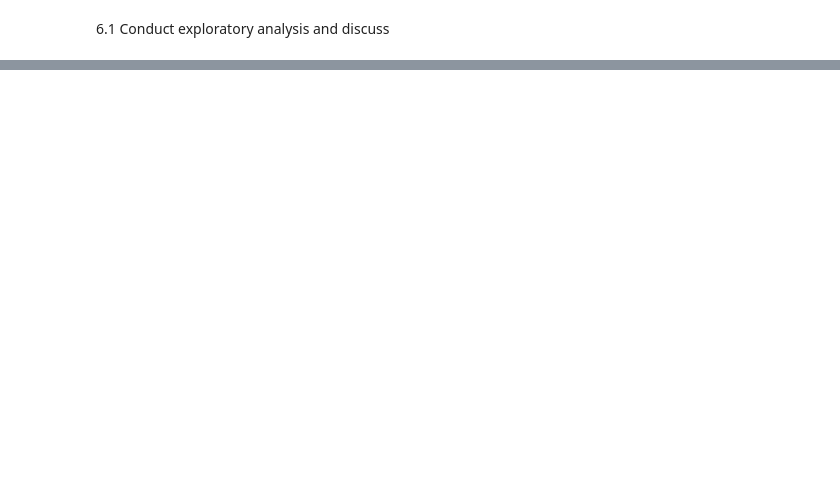
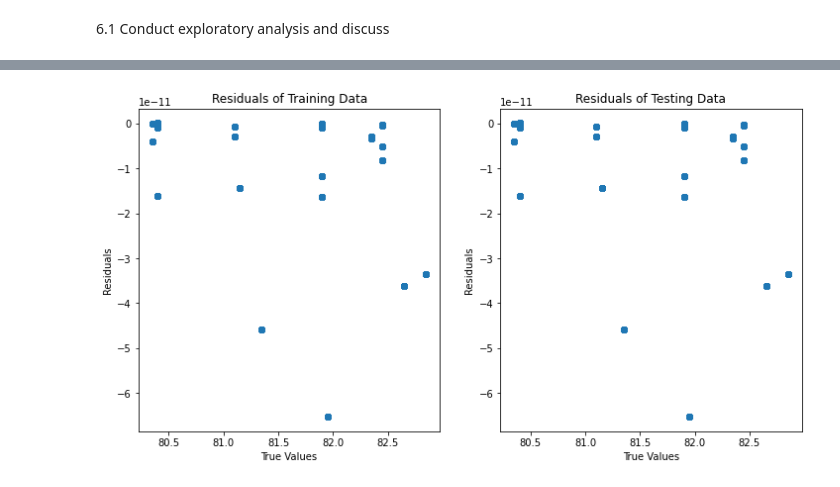
Before and after one commit to Dianfan-Lyu/test, a Jupyter notebook: data.ipynb, the cells around one changed output, grey strips where cells are left out. Saved outputs shown, nothing was run; the diff lists cells and outputs as text; code cells hidden in the pictures; blank space fills up the shorter version.

```diff
--- a/data.ipynb
+++ b/data.ipynb
@@ -927,0 +1138,32 @@ Most important features from Decision Tree:
+# %%
+import pandas as pd
+import matplotlib.pyplot as plt
+from pyspark.sql import SparkSession
+from pyspark.sql.functions import avg
+from pyspark.ml.feature import VectorAssembler, StringIndexer, OneHotEncoder
+from pyspark.ml import Pipeline
+from pyspark.ml.regression import DecisionTreeRegressor
+from pyspark.ml.evaluation import RegressionEvaluator
+from pyspark.ml.tuning import ParamGridBuilder, TrainValidationSplit
+# Plot residuals
+# Extract true and predicted values
+train_y_true = train_predictions.select("Average").rdd.flatMap(lambda x: x).collect()
+train_y_pred = train_predictions.select("prediction").rdd.flatMap(lambda x: x).collect()
+test_y_true = test_predictions.select("Average").rdd.flatMap(lambda x: x).collect()
+test_y_pred = test_predictions.select("prediction").rdd.flatMap(lambda x: x).collect()
+
+plt.figure(figsize=(12, 6))
+plt.subplot(1, 2, 1)
+plt.scatter(train_y_true, [y_true - y_pred for y_true, y_pred in zip(train_y_true, train_y_pred)])
+plt.title('Residuals of Training Data')
+plt.xlabel('True Values')
+plt.ylabel('Residuals')
+
+plt.subplot(1, 2, 2)
+plt.scatter(test_y_true, [y_true - y_pred for y_true, y_pred in zip(test_y_true, test_y_pred)])
+plt.title('Residuals of Testing Data')
+plt.xlabel('True Values')
+plt.ylabel('Residuals')
+plt.show()
+# %% [output]
+[figure, added]
```
Also changed, not shown: parts of 18 cells of this notebook.
